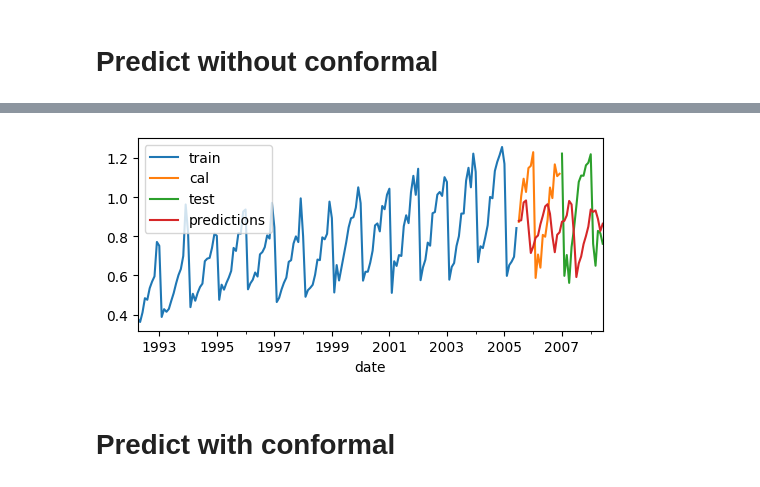
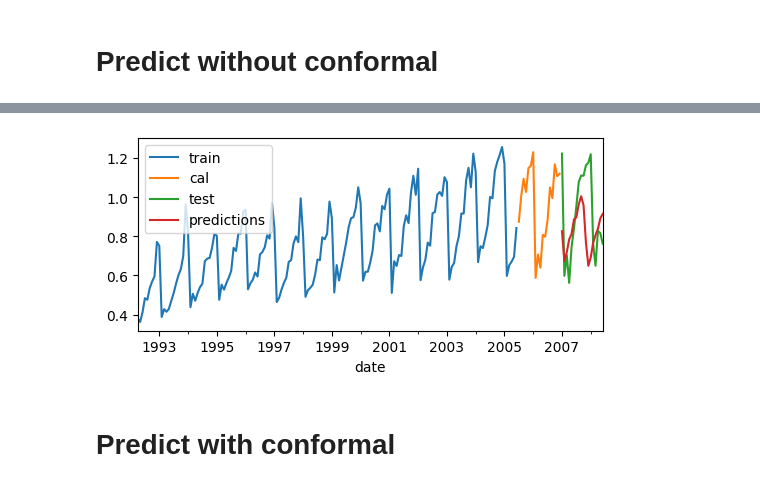
Before and after one commit to dweprinz/skforecast, a Jupyter notebook: conformal.ipynb, the cells around one changed output, grey strips where cells are left out. Cells and saved outputs as stored; diff of their text form; code cells hidden in the pictures.

```diff
--- a/conformal.ipynb
+++ b/conformal.ipynb
@@ -43,10 +43,11 @@ data.head()
 | 1992-08-01 | 0.475463 | 0.956370 | 1.122199 |
 # %%
 # ==============================================================================
-steps = 18
-data_train = data[:-steps]
-data_train, data_cal = data_train[0:-steps], data_train[-steps:]
-data_test  = data[-steps:]
+test_steps = 18
+cal_steps = 18
+data_train = data[:-test_steps]
+data_train, data_cal = data_train[0:-cal_steps], data_train[-cal_steps:]
+data_test  = data[-test_steps:]
 print(
     f"Train dates : {data_train.index.min()} --- "
     f"{data_train.index.max()}  (n={len(data_train)})"
@@ -123,0 +112,6 @@ Freq: MS, Name: pred, dtype: float64
+# %%
+# Predictions
+# ==============================================================================
+
+non_cp_preds = forecaster.predict(steps=test_steps, last_window=data_cal['y'])
+print(non_cp_preds)
@@ -124,11 +136,11 @@ Freq: MS, Name: pred, dtype: float64
 # %%
 # Plot predictions versus test data
 # ==============================================================================
 fig, ax = plt.subplots(figsize=(6, 2.5))
 data_train['y'].plot(ax=ax, label='train')
 data_cal['y'].plot(ax=ax, label='cal')
 data_test['y'].plot(ax=ax, label='test')
-predictions.plot(ax=ax, label='predictions')
+non_cp_preds.plot(ax=ax, label='predictions')
 ax.legend();
 # %% [output]
-[figure, old version]
+[figure, new version]
```
Also changed, not shown: parts of 11 cells of this notebook, 1 other file.
